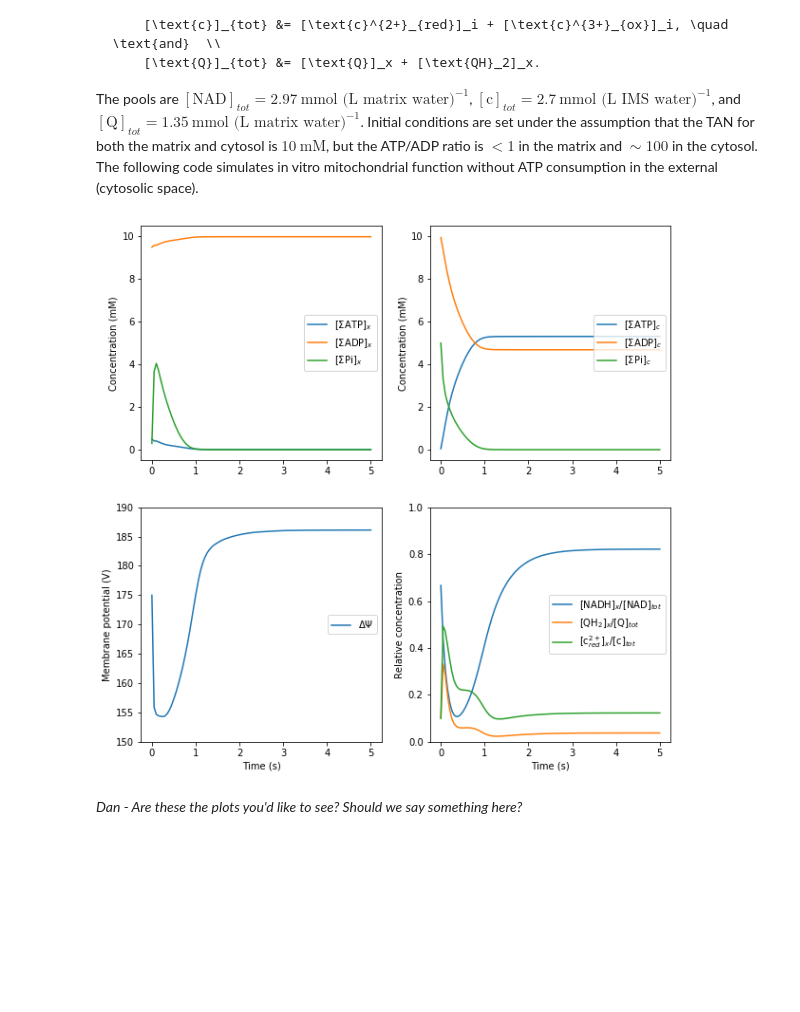
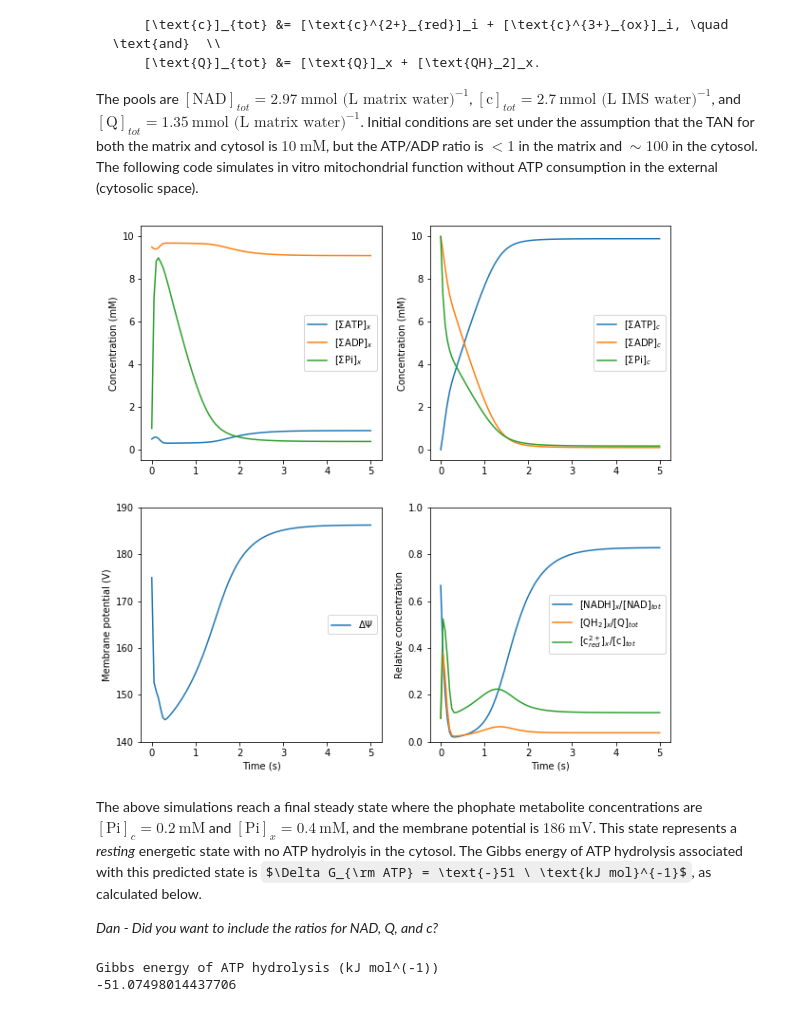
Before and after one commit to beards-lab/QAMAS_book, a Jupyter notebook: QAMAS/_build/jupyter_execute/BuildingModel.ipynb, the cells around one changed output. Drawn from its saved outputs; the diff is of its cells as text; code cells hidden in the pictures; some formulas as TeX source; blank space fills up the shorter version.

```diff
--- a/QAMAS/_build/jupyter_execute/BuildingModel.ipynb
+++ b/QAMAS/_build/jupyter_execute/BuildingModel.ipynb
@@ -553,7 +557,7 @@ Pi_c_steady  = np.zeros(len(membrane_potential))
 # Iterate through range of membrane potentials
 for i in range(len(membrane_potential)):
     DPsi = membrane_potential[i] / 1000      # convert to V
-    temp_results = solve_ivp(dXdt, [0, 100], X_0, method = 'Radau', args=(activity_array,)).y*1000  # Concentration in mM
+    temp_results = solve_ivp(dXdt, [0, 200], X_0, method = 'Radau', args=(activity_array,)).y*1000  # Concentration in mM
     ATP_x_steady[i] = temp_results[0,-1]
     ADP_x_steady[i] = temp_results[1,-1]
     Pi_x_steady[i]  = temp_results[2,-1]
@@ -570,16 +574,16 @@ ax[0].legend(loc = "right")
 ax[0].set_xlabel('Membrane potential (mV)')
 ax[0].set_ylabel('Concentration (mM)')
 ax[0].set_xlim([100, 250])
-ax[0].set_ylim([-0.5,10.5])
+ax[0].set_ylim([-0.5,13])
 
-ax[1].plot(membrane_potential, ATP_c_steady, label = '[$\Sigma$ATP]$_x$')
-ax[1].plot(membrane_potential, ADP_c_steady, label = '[$\Sigma$ADP]$_x$')
-ax[1].plot(membrane_potential, Pi_c_steady, label = '[$\Sigma$Pi]$_x$')
+ax[1].plot(membrane_potential, ATP_c_steady, label = '[$\Sigma$ATP]$_c$')
+ax[1].plot(membrane_potential, ADP_c_steady, label = '[$\Sigma$ADP]$_c$')
+ax[1].plot(membrane_potential, Pi_c_steady, label = '[$\Sigma$Pi]$_c$')
 ax[1].legend(loc = "right")
 ax[1].set_xlabel('Membrane potential (mV)')
 ax[1].set_ylabel('Concentration (mM)')
 ax[1].set_xlim([100, 250])
-ax[1].set_ylim([-0.5,10.5])
+ax[1].set_ylim([-0.5,13])
 
 plt.show()
 # %% [output]
@@ -906,17 +910,17 @@ DPsi_0 = 175/1000      # V
 # Matrix species
 sumATP_x_0 = 0.5e-3         # mol (L matrix water)**(-1)
 sumADP_x_0 = 9.5e-3         # mol (L matrix water)**(-1)
-sumPi_x_0  = 0.3e-3         # mol (L matrix water)**(-1)
+sumPi_x_0  = 1.0e-3         # mol (L matrix water)**(-1)
 NADH_x_0   = 2/3 * NAD_tot  # mol (L matrix water)**(-1)
-QH2_x_0    = 0.1  * Q_tot   # mol (L matrix water)**(-1)
+QH2_x_0    = 0.1 * Q_tot    # mol (L matrix water)**(-1)
 
 # IMS species
 cred_i_0 = 0.1 * c_tot # mol (L IMS water)**(-1)
 
 # Cytosolic species
-sumATP_c_0 = 0.05e-3  # mol (L cyto water)**(-1)
-sumADP_c_0 = 9.95e-3  # mol (L cyto water)**(-1)
-sumPi_c_0  = 5.0e-3   # mol (L cyto water)**(-1)
+sumATP_c_0 = 0       # mol (L cyto water)**(-1)
+sumADP_c_0 = 10e-3   # mol (L cyto water)**(-1)
+sumPi_c_0  = 10e-3   # mol (L cyto water)**(-1)
 
 X_0 = np.array([DPsi_0, sumATP_x_0, sumADP_x_0, sumPi_x_0, NADH_x_0, QH2_x_0, cred_i_0, sumATP_c_0, sumADP_c_0, sumPi_c_0])
 
@@ -1129,8 +1133,9 @@ def dXdt(t, X, activity_array, solve_ode):
     if solve_ode == 1:
         return dX
     else:
-        J = np.array([PATP_x, PADP_x, PPi_x, PATP_c, PADP_c, PPi_c, J_DH, J_C1, J_C3, J_C4, J_F, J_ANT, J_PiC])
+        J = np.array([PATP_x, PADP_x, PPi_x, PATP_c, PADP_c, PPi_c, J_DH, J_C1, J_C3, J_C4, J_F, J_ANT, J_PiC, DrGapp_F])
         return dX, J
+
 
 # Time vector
 t = np.linspace(0,5,100)
@@ -1143,34 +1148,48 @@ DPsi, sumATP_x,sumADP_x, sumPi_x, NADH_x, QH2_x, cred_i, sumATP_c, sumADP_c, sum
 fig, ax = plt.subplots(2,2, figsize = (10,10))
 ax[0,0].plot(t, sumATP_x*1000, label = '[$\Sigma$ATP]$_x$')
 ax[0,0].plot(t, sumADP_x*1000, label = '[$\Sigma$ADP]$_x$')
 ax[0,0].plot(t, sumPi_x*1000, label = '[$\Sigma$Pi]$_x$')
 ax[0,0].legend(loc="right")
 ax[0,0].set_ylabel('Concentration (mM)')
 ax[0,0].set_ylim((-.5,10.5))
 
 ax[0,1].plot(t, sumATP_c*1000, label = '[$\Sigma$ATP]$_c$')
 ax[0,1].plot(t, sumADP_c*1000, label = '[$\Sigma$ADP]$_c$')
 ax[0,1].plot(t, sumPi_c*1000, label = '[$\Sigma$Pi]$_c$')
 ax[0,1].legend(loc="right")
 ax[0,1].set_ylabel('Concentration (mM)')
 ax[0,1].set_ylim((-.5,10.5))
 
 ax[1,0].plot(t, DPsi*1000, label = '$\Delta\Psi$')
-ax[1,0].set_ylim((150, 190))
+ax[1,0].set_ylim((140, 190))
 ax[1,0].legend(loc="right")
 ax[1,0].set_xlabel('Time (s)')
 ax[1,0].set_ylabel('Membrane potential (V)')
 
 ax[1,1].plot(t, NADH_x/NAD_tot, label = '[NADH]$_x$/[NAD]$_{tot}$')
 ax[1,1].plot(t, QH2_x/Q_tot, label = '[QH$_2$]$_x$/[Q]$_{tot}$')
 ax[1,1].plot(t, cred_i/c_tot, label = '[c$^{2+}_{red}$]$_x$/[c]$_{tot}$')
 ax[1,1].legend(loc="right")
 ax[1,1].set_xlabel('Time (s)')
 ax[1,1].set_ylabel('Relative concentration')
 ax[1,1].set_ylim((0, 1))
 
 plt.show()
 # %% [output]
-[figure, old version]
+[figure, new version]
-# %% [markdown]
-*Dan - Are these the plots you'd like to see? Should we say something here?*
+# %% [markdown]
+The above simulations reach a final steady state where the phophate metabolite concentrations are $[\text{Pi}]_c = 0.2 \ \text{mM}$ and $[\text{Pi}]_x = 0.4 \ \text{mM}$, and the membrane potential is $186 \ \text{mV}$. This state represents a *resting* energetic state with no ATP hydrolyis in the cytosol. The Gibbs energy of ATP hydrolysis associated with this predicted state is $\Delta G_{\rm ATP} = \text{-}51 \ \text{kJ mol}^{-1}$, as calculated below.
+
+*Dan - Did you want to include the ratios for NAD, Q, and c?*
+# %%
+### Find Gibbs energy of ATP hydrolysis ###
+dX, J_new = dXdt(t[-1],results.y[:,-1],activity_array,0)
+DrGapp_F  = J_new[-1]
+
+DrG_ATP = DrGapp_F + 8.314 * 310.15 * np.log((sumADP_x[-1] * sumPi_x[-1] / sumATP_x[-1]))
+
+print('Gibbs energy of ATP hydrolysis (kJ mol^(-1))')
+print(DrG_ATP/1000)
+# %% [output]
+Gibbs energy of ATP hydrolysis (kJ mol^(-1))
+-51.07498014437706
```
Also changed, not shown: parts of 4 cells of this notebook, 40 other files.
